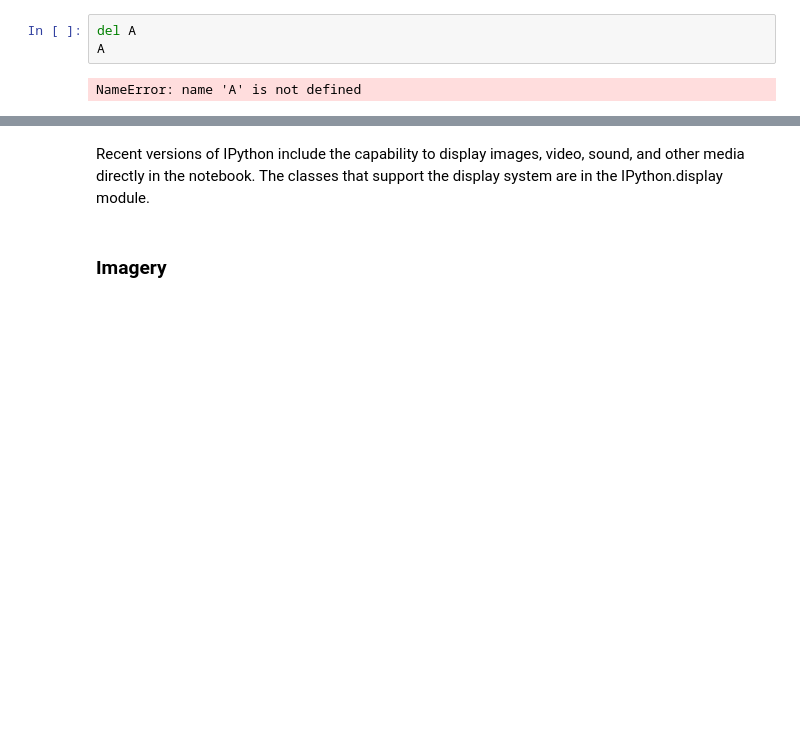
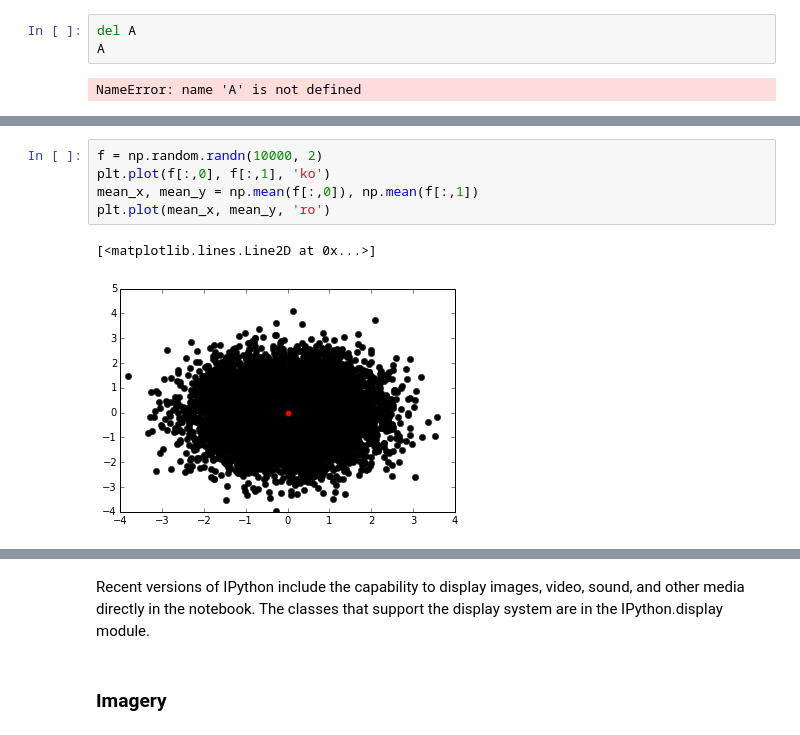
Before and after one commit to grmpflh27/ipython_train, a Jupyter notebook: general/nice_to_know.ipynb, the cells around one changed output, grey strips where cells are left out. Drawn from its saved outputs; the diff is of its cells as text; blank space fills up the shorter version.

```diff
--- a/general/nice_to_know.ipynb
+++ b/general/nice_to_know.ipynb
@@ -178,0 +339,8 @@ plot(xvalues, xsquares)
+# %%
+f = np.random.randn(10000, 2)
+plt.plot(f[:,0], f[:,1], 'ko')
+mean_x, mean_y = np.mean(f[:,0]), np.mean(f[:,1])
+plt.plot(mean_x, mean_y, 'ro')
+# %% [output]
+[<matplotlib.lines.Line2D at 0x...>]
+[figure, added]
```
Also changed, not shown: parts of 103 cells of this notebook, 8 other files.
